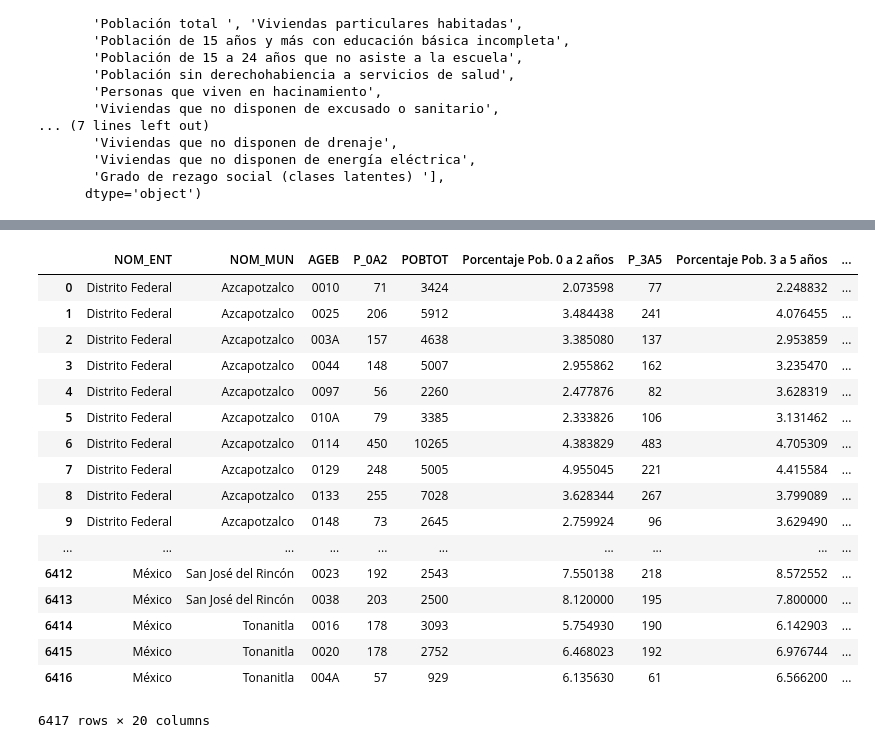
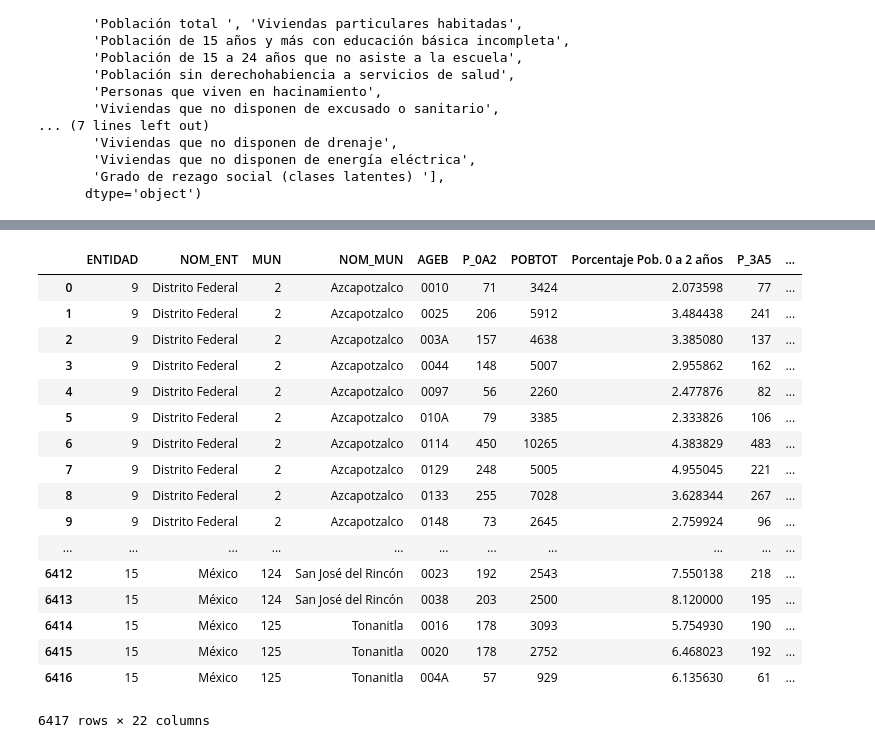
Before and after one commit to Iarmas/Project-1, a Jupyter notebook: Development/Edades_DF.ipynb, the cells around one changed output, grey strips where cells are left out. Saved outputs shown, nothing was run; the diff lists cells and outputs as text; code cells hidden in the pictures.

```diff
--- a/Development/Edades_DF.ipynb
+++ b/Development/Edades_DF.ipynb
@@ -172,12 +124,12 @@ edad_12a14_df
 # %%
 GT_df.reset_index()
 
-GT_df['P_15A17'] = GT_df['P_15A17'].str.replace('*', '0')
+GT_df['P_15A17'] = GT_df['P_15A17'].str.replace('*', 'NaN')
 
-edad_15a17_MUN = GT_df.loc[:,['NOM_ENT','NOM_MUN','AGEB','P_15A17','POBTOT']]
+edad_15a17_MUN = GT_df.loc[:,['ENTIDAD','NOM_ENT','MUN','NOM_MUN','AGEB','P_15A17','POBTOT']]
 edad_15a17_MUN
 
 edad_15a17_MUN['Porcentaje Pob. 15 a 17 años'] = edad_15a17_MUN['P_15A17'].astype(float)/edad_15a17_MUN['POBTOT'].astype(float)*100
 edad_15a17_df = edad_15a17_MUN
-edad_15a17_df
+edad_15a17_df.head()
 # %% [output]
@@ -202,13 +142,13 @@ edad_15a17_df
 # %%
 GT_df.reset_index()
 
-GT_df['P_18A24'] = GT_df['P_18A24'].str.replace('*', '0')
+GT_df['P_18A24'] = GT_df['P_18A24'].str.replace('*', 'NaN')
 
-edad_18a24_MUN = GT_df.loc[:,['NOM_ENT','NOM_MUN','AGEB','P_18A24','POBTOT']]
+edad_18a24_MUN = GT_df.loc[:,['ENTIDAD','NOM_ENT','MUN','NOM_MUN','AGEB','P_18A24','POBTOT']]
 edad_18a24_MUN
 
 edad_18a24_MUN['Porcentaje Pob. 18 a 24 años'] = edad_18a24_MUN['P_18A24'].astype(float)/edad_18a24_MUN['POBTOT'].astype(float)*100
 edad_18a24_MUN.head()
 edad_18a24_df = edad_18a24_MUN
-edad_18a24_df
+edad_18a24_df.head()
 # %% [output]
@@ -233,12 +161,12 @@ edad_18a24_df
 # %%
 GT_df.reset_index()
 
-GT_df['P_18YMAS'] = GT_df['P_18YMAS'].str.replace('*', '0')
+GT_df['P_18YMAS'] = GT_df['P_18YMAS'].str.replace('*', 'NaN')
 
-edad_18ms_MUN = GT_df.loc[:,['NOM_ENT','NOM_MUN','AGEB','P_18YMAS','POBTOT']]
+edad_18ms_MUN = GT_df.loc[:,['ENTIDAD','NOM_ENT','MUN','NOM_MUN','AGEB','P_18YMAS','POBTOT']]
 edad_18ms_MUN
 
 edad_18ms_MUN['Porcentaje Pob. con 18 o más años'] = edad_18ms_MUN['P_18YMAS'].astype(float)/edad_18ms_MUN['POBTOT'].astype(float)*100
 edad_18ms_df = edad_18ms_MUN
-edad_18ms_df
+edad_18ms_df.head()
 # %% [output]
@@ -263,12 +179,12 @@ edad_18ms_df
 # %%
 #GT_df.reset_index()
 
-GT_df['P_60YMAS'] = GT_df['P_60YMAS'].str.replace('*', '0')
+GT_df['P_60YMAS'] = GT_df['P_60YMAS'].str.replace('*', 'NaN')
 
-edad_60ms_MUN = GT_df.loc[:,['NOM_ENT','NOM_MUN','AGEB','P_60YMAS','POBTOT']]
+edad_60ms_MUN = GT_df.loc[:,['ENTIDAD','NOM_ENT','MUN','NOM_MUN','AGEB','P_60YMAS','POBTOT']]
 edad_60ms_MUN
 
 edad_60ms_MUN['Porcentaje Pob. con 60 o más años'] = edad_60ms_MUN['P_60YMAS'].astype(float)/edad_60ms_MUN['POBTOT'].astype(float)*100
 edad_60ms_df = edad_60ms_MUN
-edad_60ms_df
+edad_60ms_df.head()
 # %% [output]
@@ -293,28 +197,28 @@ edad_60ms_df
 # %%
 import pandas as pd
 from functools import reduce
 
 dfs = [edad_0a2_df, edad_3a5_df,edad_6a11_df, edad_12a14_df, edad_15a17_df, edad_18a24_df,edad_18ms_df, edad_60ms_df]
 
-edades_final = reduce(lambda left,right:pd.merge(left,right,on=['NOM_ENT','NOM_MUN','AGEB','POBTOT']),dfs)
+edades_final = reduce(lambda left,right:pd.merge(left,right,on=['ENTIDAD','NOM_ENT','MUN','NOM_MUN','AGEB','POBTOT']),dfs)
 edades_final
 # %% [output]
-|  | NOM_ENT | NOM_MUN | AGEB | P_0A2 | POBTOT | Porcentaje Pob. 0 a 2 años | P_3A5 | Porcentaje Pob. 3 a 5 años | ... |
-| 0 | Distrito Federal | Azcapotzalco | 0010 | 71 | 3424 | 2.073598 | 77 | 2.248832 | ... |
-| 1 | Distrito Federal | Azcapotzalco | 0025 | 206 | 5912 | 3.484438 | 241 | 4.076455 | ... |
-| 2 | Distrito Federal | Azcapotzalco | 003A | 157 | 4638 | 3.385080 | 137 | 2.953859 | ... |
-| 3 | Distrito Federal | Azcapotzalco | 0044 | 148 | 5007 | 2.955862 | 162 | 3.235470 | ... |
-| 4 | Distrito Federal | Azcapotzalco | 0097 | 56 | 2260 | 2.477876 | 82 | 3.628319 | ... |
-| 5 | Distrito Federal | Azcapotzalco | 010A | 79 | 3385 | 2.333826 | 106 | 3.131462 | ... |
-| 6 | Distrito Federal | Azcapotzalco | 0114 | 450 | 10265 | 4.383829 | 483 | 4.705309 | ... |
-| 7 | Distrito Federal | Azcapotzalco | 0129 | 248 | 5005 | 4.955045 | 221 | 4.415584 | ... |
-| 8 | Distrito Federal | Azcapotzalco | 0133 | 255 | 7028 | 3.628344 | 267 | 3.799089 | ... |
-| 9 | Distrito Federal | Azcapotzalco | 0148 | 73 | 2645 | 2.759924 | 96 | 3.629490 | ... |
-| ... | ... | ... | ... | ... | ... | ... | ... | ... | ... |
-| 6412 | México | San José del Rincón | 0023 | 192 | 2543 | 7.550138 | 218 | 8.572552 | ... |
-| 6413 | México | San José del Rincón | 0038 | 203 | 2500 | 8.120000 | 195 | 7.800000 | ... |
-| 6414 | México | Tonanitla | 0016 | 178 | 3093 | 5.754930 | 190 | 6.142903 | ... |
-| 6415 | México | Tonanitla | 0020 | 178 | 2752 | 6.468023 | 192 | 6.976744 | ... |
-| 6416 | México | Tonanitla | 004A | 57 | 929 | 6.135630 | 61 | 6.566200 | ... |
+|  | ENTIDAD | NOM_ENT | MUN | NOM_MUN | AGEB | P_0A2 | POBTOT | Porcentaje Pob. 0 a 2 años | P_3A5 | ... |
+| 0 | 9 | Distrito Federal | 2 | Azcapotzalco | 0010 | 71 | 3424 | 2.073598 | 77 | ... |
+| 1 | 9 | Distrito Federal | 2 | Azcapotzalco | 0025 | 206 | 5912 | 3.484438 | 241 | ... |
+| 2 | 9 | Distrito Federal | 2 | Azcapotzalco | 003A | 157 | 4638 | 3.385080 | 137 | ... |
+| 3 | 9 | Distrito Federal | 2 | Azcapotzalco | 0044 | 148 | 5007 | 2.955862 | 162 | ... |
+| 4 | 9 | Distrito Federal | 2 | Azcapotzalco | 0097 | 56 | 2260 | 2.477876 | 82 | ... |
+| 5 | 9 | Distrito Federal | 2 | Azcapotzalco | 010A | 79 | 3385 | 2.333826 | 106 | ... |
+| 6 | 9 | Distrito Federal | 2 | Azcapotzalco | 0114 | 450 | 10265 | 4.383829 | 483 | ... |
+| 7 | 9 | Distrito Federal | 2 | Azcapotzalco | 0129 | 248 | 5005 | 4.955045 | 221 | ... |
+| 8 | 9 | Distrito Federal | 2 | Azcapotzalco | 0133 | 255 | 7028 | 3.628344 | 267 | ... |
+| 9 | 9 | Distrito Federal | 2 | Azcapotzalco | 0148 | 73 | 2645 | 2.759924 | 96 | ... |
+| ... | ... | ... | ... | ... | ... | ... | ... | ... | ... | ... |
+| 6412 | 15 | México | 124 | San José del Rincón | 0023 | 192 | 2543 | 7.550138 | 218 | ... |
+| 6413 | 15 | México | 124 | San José del Rincón | 0038 | 203 | 2500 | 8.120000 | 195 | ... |
+| 6414 | 15 | México | 125 | Tonanitla | 0016 | 178 | 3093 | 5.754930 | 190 | ... |
+| 6415 | 15 | México | 125 | Tonanitla | 0020 | 178 | 2752 | 6.468023 | 192 | ... |
+| 6416 | 15 | México | 125 | Tonanitla | 004A | 57 | 929 | 6.135630 | 61 | ... |
-6417 rows × 20 columns
+6417 rows × 22 columns
 # %%
```
Also changed, not shown: parts of 10 cells of this notebook, 4 other files.
